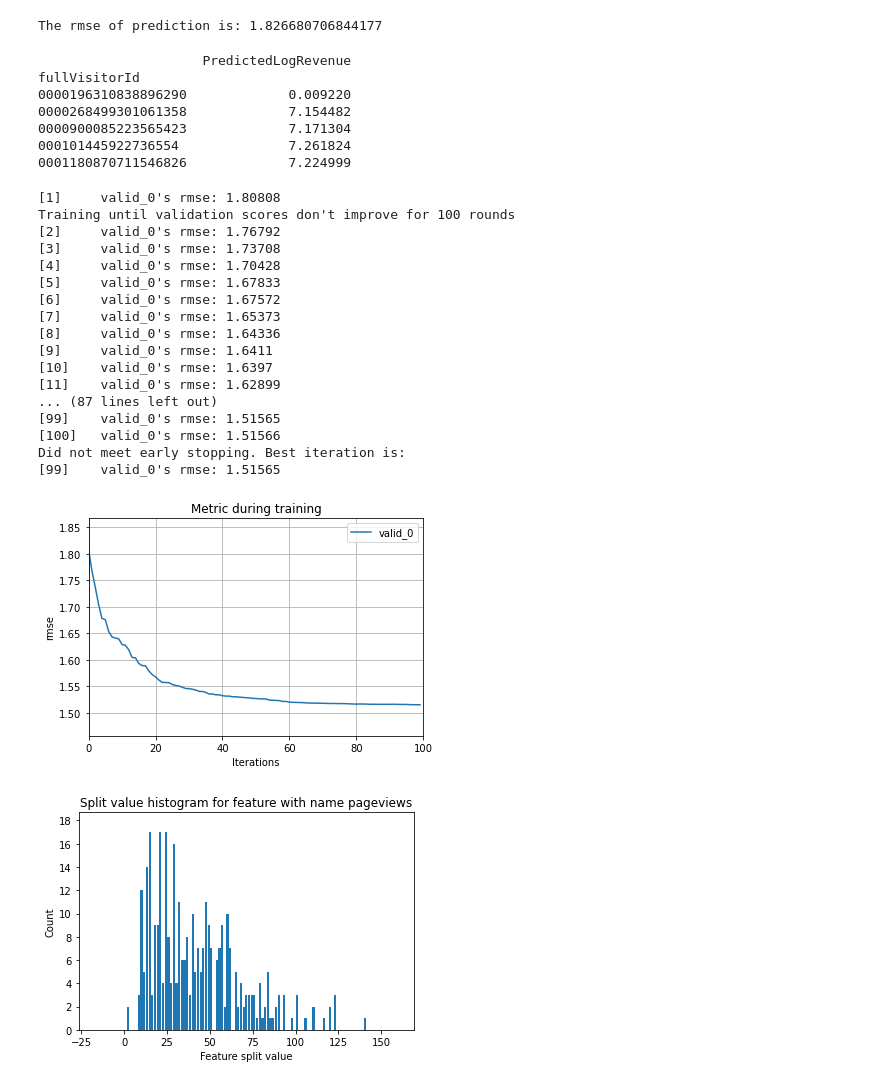
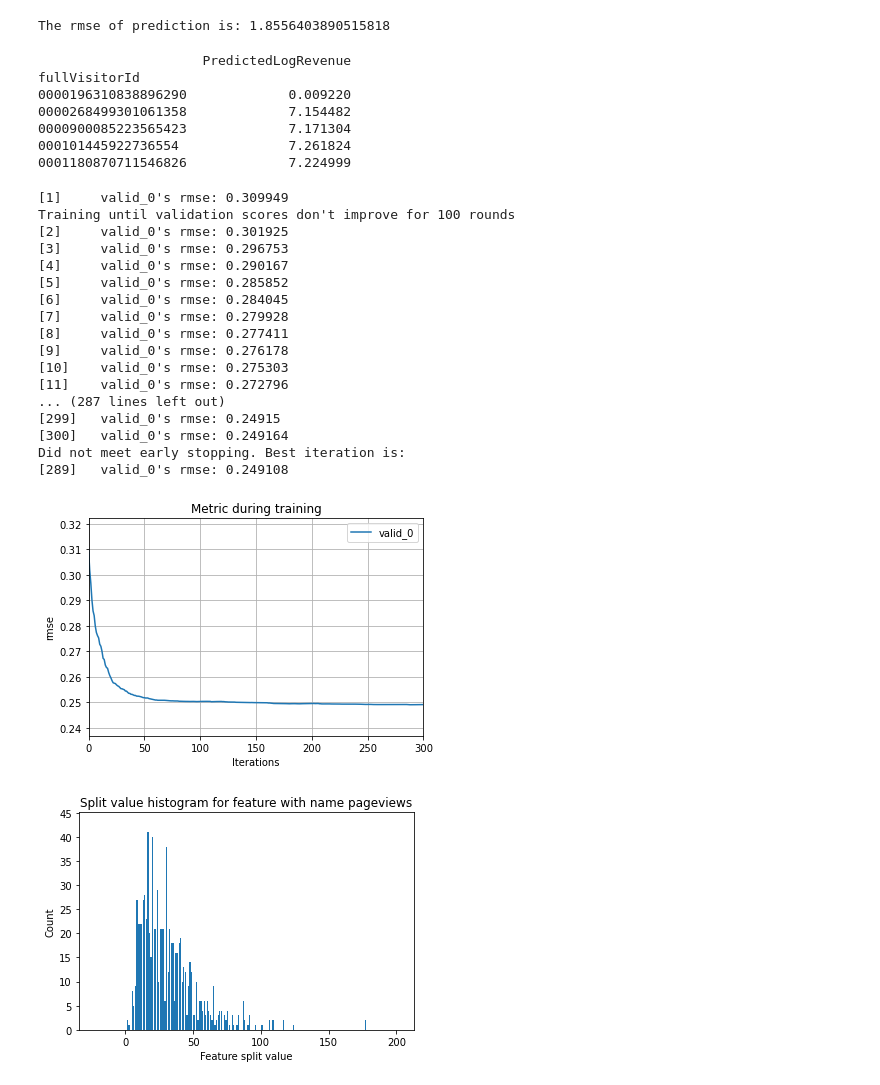
Before and after one commit to BrianLauo/2020_T2_COMP9417_Proj, a Jupyter notebook: Train.ipynb, the cells around one changed output. Saved outputs shown, nothing was run; the diff lists cells and outputs as text; code cells hidden in the pictures.

```diff
--- a/Train.ipynb
+++ b/Train.ipynb
@@ -22,13 +22,10 @@ def read_df(path, file_name, nrows=None):
 train_df = read_df(data_path, 'train.csv')
 test_df = read_df(data_path, 'test.csv')
 
-print(train_df.shape)
+# Drop
+train_df = train_df.drop(['visitId', 'campaignCode'], axis=1)
+test_df = test_df.drop(['visitId'], axis=1)
 
-# Drop
-train_df = train_df.drop(['visitId', 'visitStartTime', 'campaignCode'], axis=1)
-test_df = test_df.drop(['visitId', 'visitStartTime'], axis=1)
-
-print()
 # Fill NA
 train_df = train_df.fillna(0)
 test_df = test_df.fillna(0)
@@ -94,5 +79,5 @@ parameters = {
 }
 
 # Train
-model = lgb.train(parameters, train_data, valid_sets=test_data, num_boost_round=300, early_stopping_rounds=100)
+model = lgb.train(parameters, train_data, valid_sets=[train_data, test_data], verbose_eval=100, num_boost_round=300, early_stopping_rounds=100)
 # %% [output]
@@ -118,7 +92,7 @@ from sklearn.metrics import mean_squared_error
 preds = model.predict(test_x, num_iteration=model.best_iteration)
 print('The rmse of prediction is:', mean_squared_error(test_y, preds) ** 0.5)
 # %% [output]
-The rmse of prediction is: 1.826680706844177
+The rmse of prediction is: 1.8556403890515818
 # %%
 submission = test_df[['fullVisitorId']]
 submission['PredictedLogRevenue'] = np.expm1(preds)
@@ -134,14 +108,26 @@ fullVisitorId
 000101445922736554              7.261824
 0001180870711546826             7.224999
 # %%
-import matplotlib.pyplot as plt
 # Split DF
+'''
 train_x = train_df.drop(['fullVisitorId', 'transactionRevenue', 'totalTransactionRevenue','date','transactions'], axis = 1)
 train_y = train_df["totalTransactionRevenue"].values
 trn_x, val_x, trn_y, val_y = train_test_split(train_x, train_y, test_size = 0.2, shuffle = False)
 test_x = test_df.drop(['fullVisitorId', 'transactionRevenue', 'totalTransactionRevenue','date','transactions'], axis = 1)
 test_y = np.log1p(test_df["totalTransactionRevenue"].values)
 
+trn_y = np.log1p(trn_y)
+val_y = np.log1p(val_y)
+'''
+train_y = train_df[['totalTransactionRevenue','fullVisitorId']].groupby('fullVisitorId').mean()
+train_x = train_df.drop(['transactionRevenue', 'totalTransactionRevenue','date','transactions'], axis = 1).groupby('fullVisitorId').mean()
+
+train_y = np.log1p(train_y["totalTransactionRevenue"].values)
+trn_x, val_x, trn_y, val_y = train_test_split(train_x, train_y, test_size = 0.2, shuffle = False)
+test_y = test_df[['totalTransactionRevenue','fullVisitorId']].groupby('fullVisitorId').mean()
+test_x = test_df.drop(['transactionRevenue', 'totalTransactionRevenue','date','transactions'], axis = 1).groupby('fullVisitorId').mean()
+
+test_y = np.log1p(test_y["totalTransactionRevenue"].values)
 trn_y = np.log1p(trn_y)
 val_y = np.log1p(val_y)
 
@@ -164,48 +150,48 @@ parameters = {
 
 results = {}
 model = lgb.train(parameters,
                   train_data,
                   valid_sets=test_data,
-                  num_boost_round=100,
+                  num_boost_round=300,
                   early_stopping_rounds=100,
                   evals_result= results)
 # Evaluate
 
 #execution_time_lgbm = stop - start
 #print('Execution time of training Light GBM model:',execution_time_lgbm)
 
 # Plot one metric during training
 lgb.plot_metric(results)
 plt.show()
 
 # Plot split value histogram for the specified feature of the model
 lgb.plot_split_value_histogram(model,'pageviews',grid=False)
 plt.show()
 
 figure, ax = plt.subplots(figsize=(12,6))
 lgb.plot_importance(model,
                     max_num_features=30,
                     height=0.5,
                     ax=ax,
                     grid=False)
 plt.show()
 # %% [output]
-[1]     valid_0's rmse: 1.80808
+[1]     valid_0's rmse: 0.309949
 Training until validation scores don't improve for 100 rounds
-[2]     valid_0's rmse: 1.76792
-[3]     valid_0's rmse: 1.73708
-[4]     valid_0's rmse: 1.70428
-[5]     valid_0's rmse: 1.67833
-[6]     valid_0's rmse: 1.67572
-[7]     valid_0's rmse: 1.65373
-[8]     valid_0's rmse: 1.64336
-[9]     valid_0's rmse: 1.6411
-[10]    valid_0's rmse: 1.6397
-[11]    valid_0's rmse: 1.62899
-... (87 lines left out)
-[99]    valid_0's rmse: 1.51565
-[100]   valid_0's rmse: 1.51566
+[2]     valid_0's rmse: 0.301925
+[3]     valid_0's rmse: 0.296753
+[4]     valid_0's rmse: 0.290167
+[5]     valid_0's rmse: 0.285852
+[6]     valid_0's rmse: 0.284045
+[7]     valid_0's rmse: 0.279928
+[8]     valid_0's rmse: 0.277411
+[9]     valid_0's rmse: 0.276178
+[10]    valid_0's rmse: 0.275303
+[11]    valid_0's rmse: 0.272796
+... (287 lines left out)
+[299]   valid_0's rmse: 0.24915
+[300]   valid_0's rmse: 0.249164
 Did not meet early stopping. Best iteration is:
-[99]    valid_0's rmse: 1.51565
+[289]   valid_0's rmse: 0.249108
-[figure, old version]
+[figure, new version]
-[figure, old version]
+[figure, new version]
```
Also changed, not shown: parts of 4 cells of this notebook, 1 other file.
